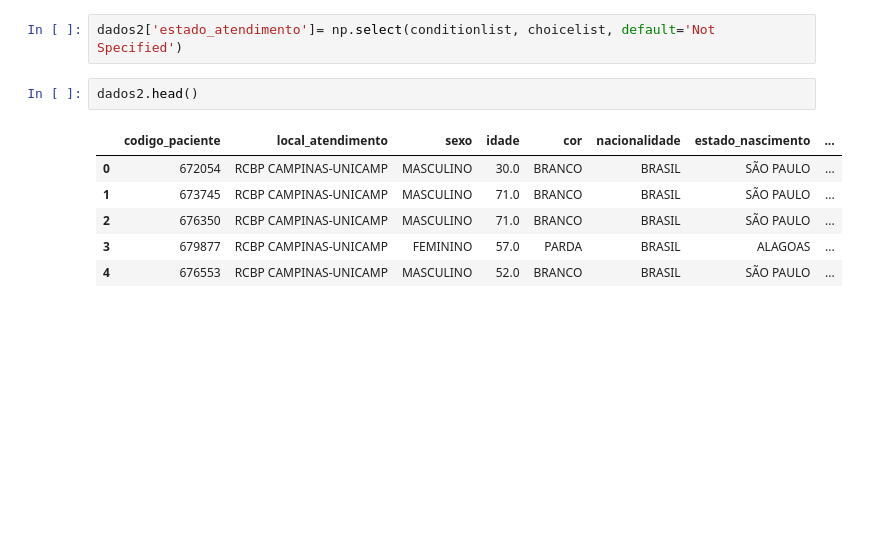
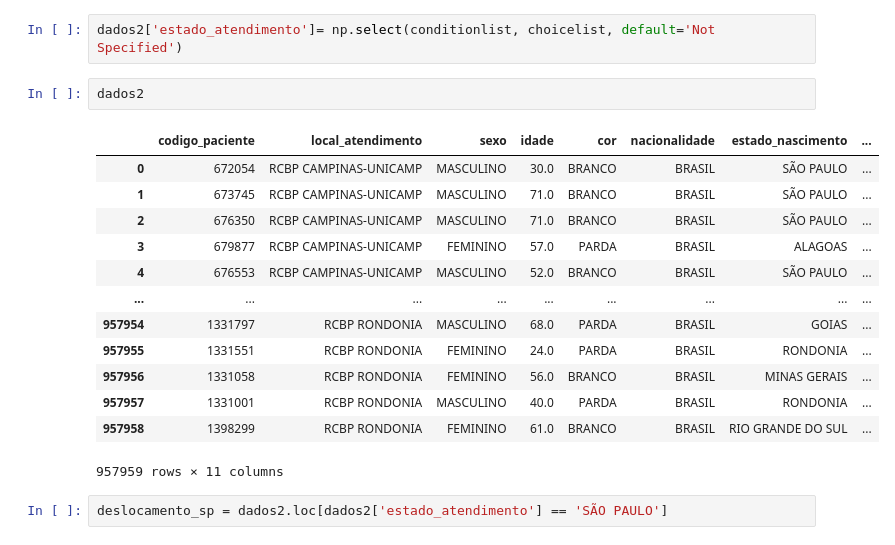
Before and after one commit to AnaPaulaPAraujo/analise_dados_cancer_brasil, a Jupyter notebook: analise_geral.ipynb, the cells around one changed output. Saved outputs shown, nothing was run; the diff lists cells and outputs as text; blank space fills up the shorter version.

```diff
--- a/analise_geral.ipynb
+++ b/analise_geral.ipynb
@@ -394,11 +394,20 @@ choicelist = [
 # %%
 dados2['estado_atendimento']= np.select(conditionlist, choicelist, default='Not Specified')
 # %%
-dados2.head()
+dados2
 # %% [output]
 |  | codigo_paciente | local_atendimento | sexo | idade | cor | nacionalidade | estado_nascimento | ... |
 | 0 | 672054 | RCBP CAMPINAS-UNICAMP | MASCULINO | 30.0 | BRANCO | BRASIL | SÃO PAULO | ... |
 | 1 | 673745 | RCBP CAMPINAS-UNICAMP | MASCULINO | 71.0 | BRANCO | BRASIL | SÃO PAULO | ... |
 | 2 | 676350 | RCBP CAMPINAS-UNICAMP | MASCULINO | 71.0 | BRANCO | BRASIL | SÃO PAULO | ... |
 | 3 | 679877 | RCBP CAMPINAS-UNICAMP | FEMININO | 57.0 | PARDA | BRASIL | ALAGOAS | ... |
 | 4 | 676553 | RCBP CAMPINAS-UNICAMP | MASCULINO | 52.0 | BRANCO | BRASIL | SÃO PAULO | ... |
+| ... | ... | ... | ... | ... | ... | ... | ... | ... |
+| 957954 | 1331797 | RCBP RONDONIA | MASCULINO | 68.0 | PARDA | BRASIL | GOIAS | ... |
+| 957955 | 1331551 | RCBP RONDONIA | FEMININO | 24.0 | PARDA | BRASIL | RONDONIA | ... |
+| 957956 | 1331058 | RCBP RONDONIA | FEMININO | 56.0 | BRANCO | BRASIL | MINAS GERAIS | ... |
+| 957957 | 1331001 | RCBP RONDONIA | MASCULINO | 40.0 | PARDA | BRASIL | RONDONIA | ... |
+| 957958 | 1398299 | RCBP RONDONIA | FEMININO | 61.0 | BRANCO | BRASIL | RIO GRANDE DO SUL | ... |
+957959 rows × 11 columns
+# %%
+deslocamento_sp = dados2.loc[dados2['estado_atendimento'] == 'SÃO PAULO']
```
Also changed, not shown: parts of 11 cells of this notebook.
